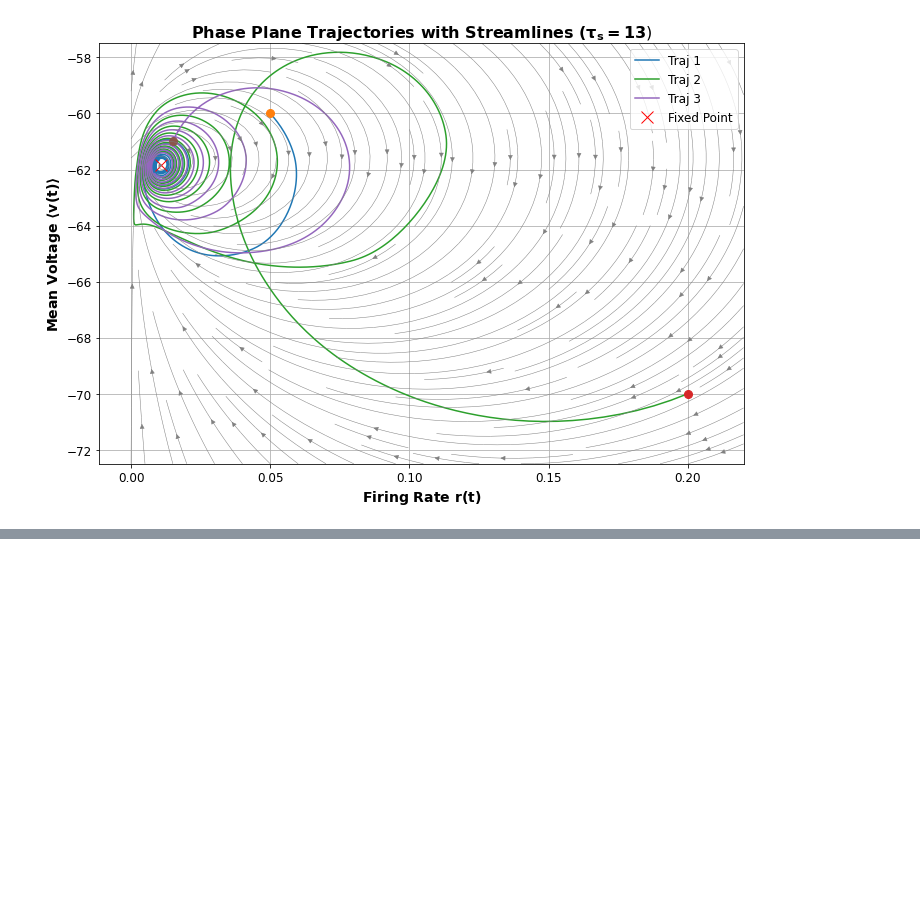
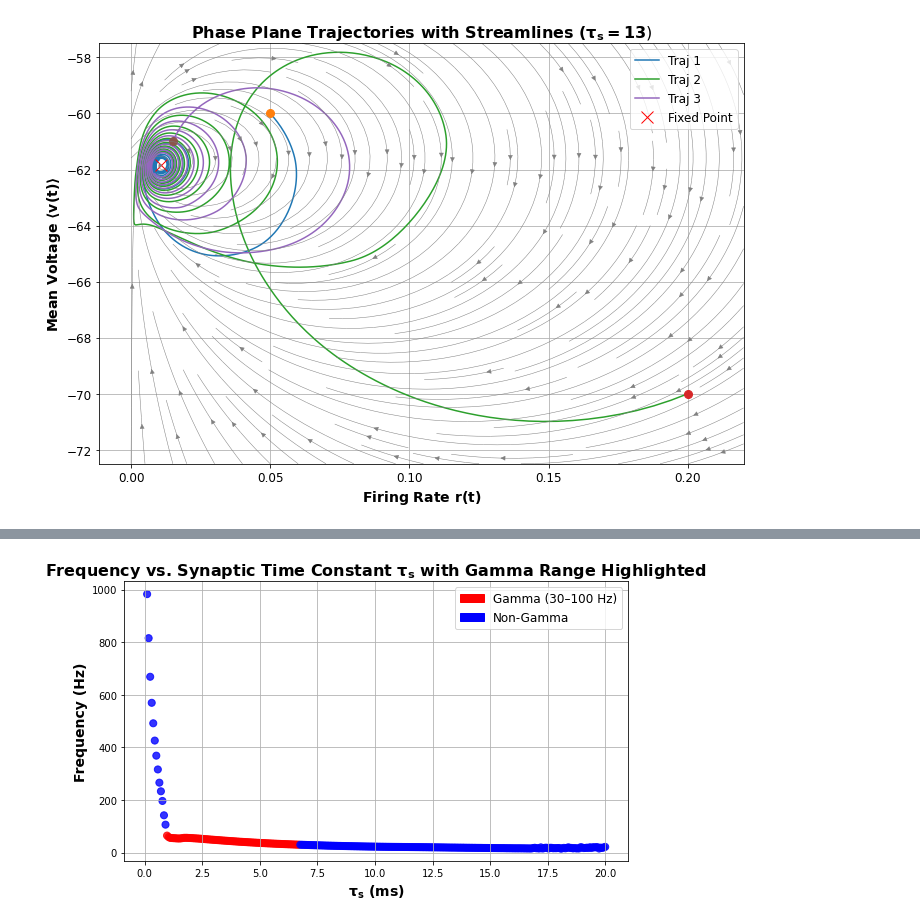
Before and after one commit to davidkelly2002/Final_Year_Thesis_Code, a Jupyter notebook: Bifurcation Analysis (g and tau_s) (Chapter 4).ipynb, the cells around one changed output, grey strips where cells are left out. Saved outputs shown, nothing was run; the diff lists cells and outputs as text; code cells hidden in the pictures; blank space fills up the shorter version.

```diff
--- a/Bifurcation Analysis (g and tau_s) (Chapter 4).ipynb
+++ b/Bifurcation Analysis (g and tau_s) (Chapter 4).ipynb
@@ -1100,0 +1334,56 @@ plt.show()
+# %%
+# Define the range of tauS values to test
+tauS_test_values = np.linspace(0.1, 20.0, 300)  # ms
+frequencies = []
+gamma_range = []
+
+# Fixed parameters
+g = 0.2
+Delta = 0.02
+etaBar = 0.8
+init_cond = [0.05, -60, -15, 0.1, 0.1]  # Initial condition
+
+# Time span for simulation
+t_span = (0, 1000)
+t_eval = np.linspace(*t_span, 10000)
+
+# Loop over tauS values
+for tauS in tauS_test_values:
+    sol = solve_ivp(
+        mean_field_odes,
+        t_span,
+        init_cond,
+        t_eval=t_eval,
+        args=(g, tauS)  # tauS is now the variable being swept
+    )
+
+    r_of_t = sol.y[0]
+    freq = compute_oscillation_frequency(sol.t, r_of_t, t_transient=300.0)
+    frequencies.append(freq)
+
+    in_gamma = (freq is not None) and (30 <= freq <= 100)
+    gamma_range.append(in_gamma)
+
+# Clean and color code results
+freqs_cleaned = [f if f is not None else np.nan for f in frequencies]
+colors = ['red' if gamma else 'blue' for gamma in gamma_range]
+
+# Plot
+plt.figure(figsize=(8, 5))
+plt.scatter(tauS_test_values, freqs_cleaned, c=colors, alpha=0.8, s=50)
+
+plt.xlabel(r'$\mathbf{\tau_s}$ (ms)', fontsize=14, fontweight='bold')
+plt.ylabel('Frequency (Hz)', fontsize=14, fontweight='bold')
+plt.title(r'Frequency vs $\mathbf{\tau_s}$ with Gamma Range Highlighted', fontsize=16, fontweight='bold')
+plt.grid(True)
+
+# Legend
+gamma_patch = mpatches.Patch(color='red', label='Gamma (30–100 Hz)')
+non_gamma_patch = mpatches.Patch(color='blue', label='Non-Gamma')
+plt.legend(handles=[gamma_patch, non_gamma_patch], fontsize=12)
+
+plt.tight_layout()
+plt.savefig('Freq_vs_tauS.png')
+plt.show()
+# %% [output]
+[figure, added]
```
Also changed, not shown: parts of 7 cells of this notebook, 1 other file.
